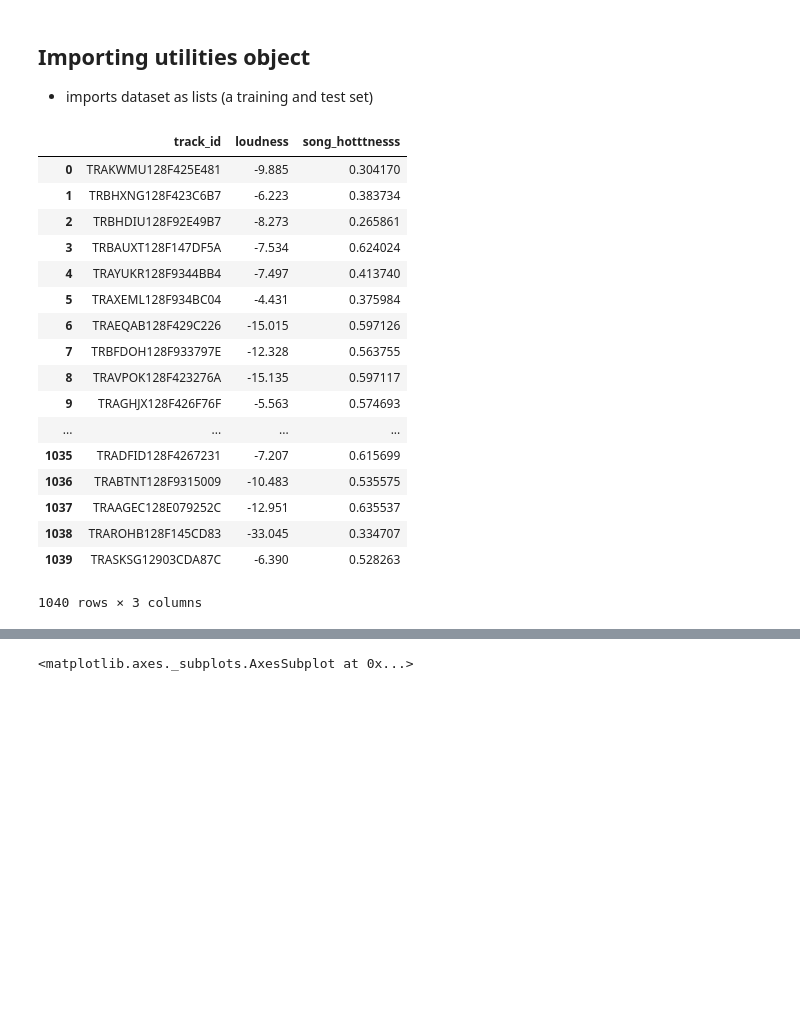
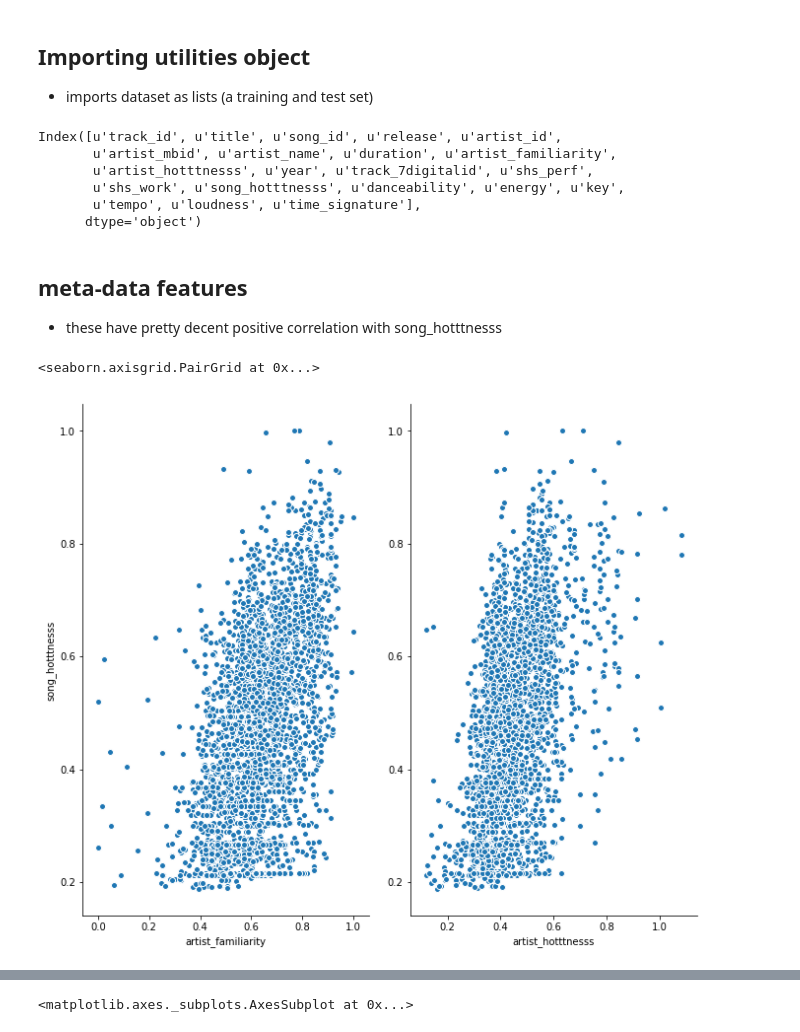
Before and after one commit to rshnn/song-success-predictor, a Jupyter notebook: basic-linear-regression.ipynb, the cells around one changed output, grey strips where cells are left out. Drawn from its saved outputs; the diff is of its cells as text; code cells hidden in the pictures; blank space fills up the shorter version.

```diff
--- a/basic-linear-regression.ipynb
+++ b/basic-linear-regression.ipynb
@@ -34,24 +34,21 @@ training_list, testing_list = util.get_datasets()
 # turning the datasets into pandas DataFrames
 
 training_DF, testing_DF = util.create_dataframes(training_list, testing_list)
-# %%
-testing_DF[['track_id', 'loudness', 'song_hotttnesss']]
-# %% [output]
-|  | track_id | loudness | song_hotttnesss |
-| 0 | TRAKWMU128F425E481 | -9.885 | 0.304170 |
-| 1 | TRBHXNG128F423C6B7 | -6.223 | 0.383734 |
-| 2 | TRBHDIU128F92E49B7 | -8.273 | 0.265861 |
-| 3 | TRBAUXT128F147DF5A | -7.534 | 0.624024 |
-| 4 | TRAYUKR128F9344BB4 | -7.497 | 0.413740 |
-| 5 | TRAXEML128F934BC04 | -4.431 | 0.375984 |
-| 6 | TRAEQAB128F429C226 | -15.015 | 0.597126 |
-| 7 | TRBFDOH128F933797E | -12.328 | 0.563755 |
-| 8 | TRAVPOK128F423276A | -15.135 | 0.597117 |
-| 9 | TRAGHJX128F426F76F | -5.563 | 0.574693 |
-| ... | ... | ... | ... |
-| 1035 | TRADFID128F4267231 | -7.207 | 0.615699 |
-| 1036 | TRABTNT128F9315009 | -10.483 | 0.535575 |
-| 1037 | TRAAGEC128E079252C | -12.951 | 0.635537 |
-| 1038 | TRAROHB128F145CD83 | -33.045 | 0.334707 |
-| 1039 | TRASKSG12903CDA87C | -6.390 | 0.528263 |
-1040 rows × 3 columns
+# %%
+testing_DF.columns
+# %% [output]
+Index([u'track_id', u'title', u'song_id', u'release', u'artist_id',
+       u'artist_mbid', u'artist_name', u'duration', u'artist_familiarity',
+       u'artist_hotttnesss', u'year', u'track_7digitalid', u'shs_perf',
+       u'shs_work', u'song_hotttnesss', u'danceability', u'energy', u'key',
+       u'tempo', u'loudness', u'time_signature'],
+      dtype='object')
+# %% [markdown]
+## meta-data features
++ these have pretty decent positive correlation with song_hotttnesss
+# %%
+sns.pairplot(training_DF, x_vars=['artist_familiarity', 'artist_hotttnesss'],
+             y_vars='song_hotttnesss', size=8, aspect=0.6)
+# %% [output]
+<seaborn.axisgrid.PairGrid at 0x...>
+[figure, added]
```
Also changed, not shown: parts of 7 cells of this notebook, 3 other files.
